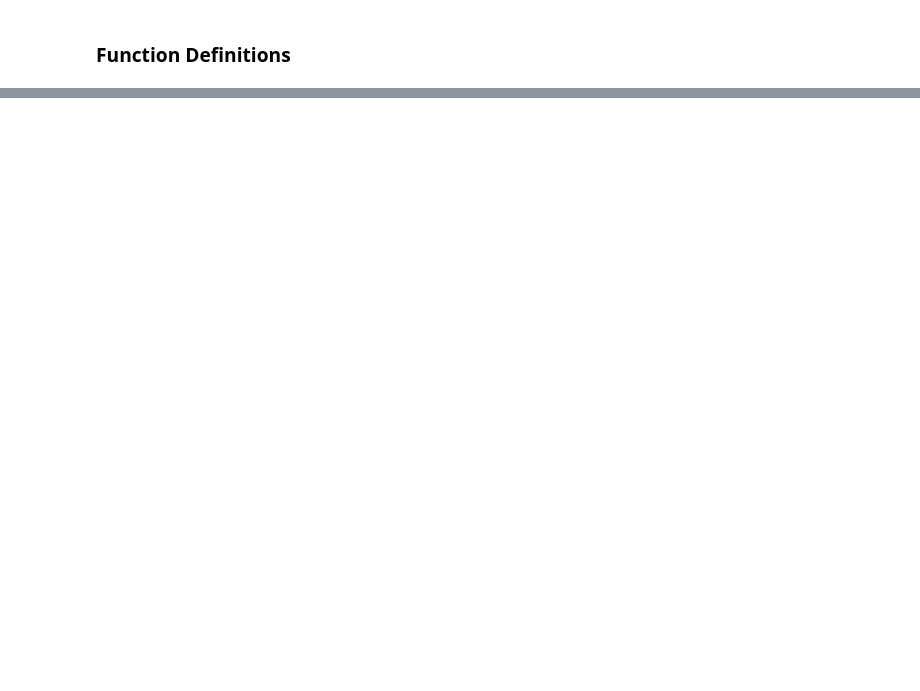
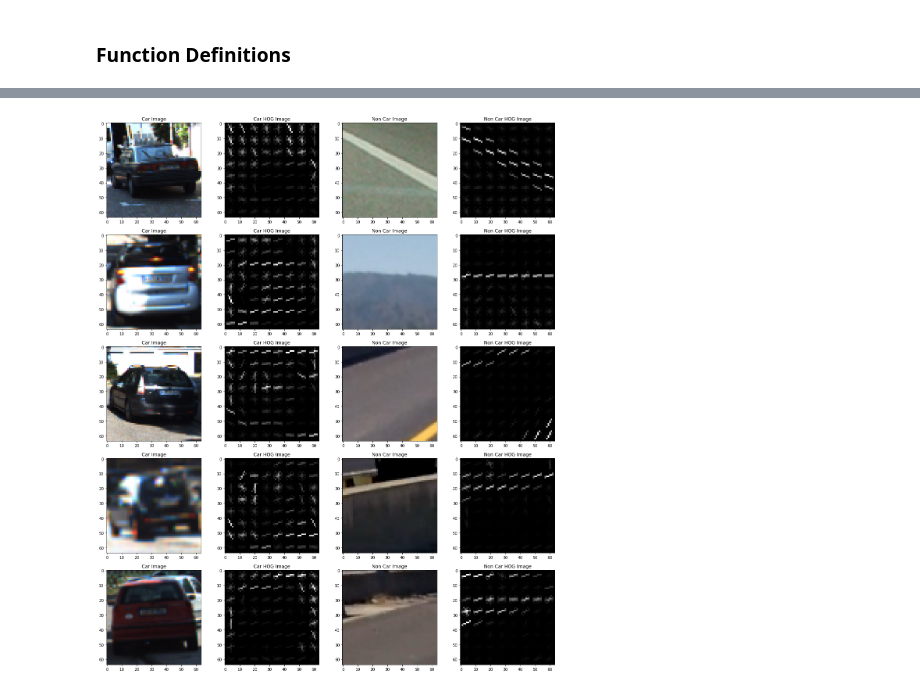
Before and after one commit to laa-1-yay/Vehicle-detection-and-tracking, a Jupyter notebook: vehicle_tracking.ipynb, the cells around one changed output, grey strips where cells are left out. Saved outputs shown, nothing was run; the diff lists cells and outputs as text; code cells hidden in the pictures; blank space fills up the shorter version.

```diff
--- a/vehicle_tracking.ipynb
+++ b/vehicle_tracking.ipynb
@@ -200,6 +253,7 @@ def single_img_features(img, color_space='RGB', spatial_size=(32, 32),
         #6) Append features to list
         img_features.append(hist_features)
     #7) Compute HOG features if flag is set
+    hog_image = []
     if hog_feat == True:
         if hog_channel == 'ALL':
             hog_features = []
@@ -207,10 +261,10 @@ def single_img_features(img, color_space='RGB', spatial_size=(32, 32),
                 hog_features.extend(get_hog_features(feature_image[:,:,channel],
                                     orient, pix_per_cell, cell_per_block,
                                     vis=False, feature_vec=True))
-            #hog_features = np.concatenate(hog_features)
         else:
             if vis == True:
                 hog_features, hog_image = get_hog_features(feature_image[:,:,hog_channel], orient, pix_per_cell, cell_per_block, vis=True)
+
             #else:
             hog_features = get_hog_features(feature_image[:,:,hog_channel], orient, pix_per_cell, cell_per_block, vis=False)
 
@@ -254,3 +308,49 @@ def search_windows(img, windows, clf, scaler, color_space='RGB',
             on_windows.append(window)
     #8) Return windows for positive detections
     return on_windows
+# %%
+# ----------------------------------  TEST ---------------------------------------------
+# Visualize HOG Images
+
+for i in range(5):
+    # Choose random car/notcar indicies
+    car_ind = np.random.randint(0,len(cars))
+    notcar_ind = np.random.randint(0,len(notcars))
+
+    # Read images
+    car_image = mpimg.imread(cars[car_ind])
+    notcar_image = mpimg.imread(notcars[notcar_ind])
+
+    # Define feature parameters
+    color_space = "YCrCb" # Can be RGB, HSV, LUV, HLS, YUV, YCrCb
+    orient = 9
+    pix_per_cell = 8
+    cell_per_block = 2
+    hog_channel = 0 # Can be 0,1,2, "ALL"
+    spatial_size = (16,16)
+    hist_bins = 16
+    spatial_feat = True
+    hist_feat = True
+    hog_feat = True
+
+    car_features, car_hog_image = single_img_features(car_image, color_space=color_space,
+                            spatial_size=spatial_size,
+                            hist_bins=hist_bins, orient=orient,
+                            pix_per_cell=pix_per_cell, cell_per_block=cell_per_block, hog_channel=hog_channel,
+                            spatial_feat=spatial_feat, hist_feat=hist_feat, hog_feat=hog_feat, vis=True)
+
+    notcar_features, notcar_hog_image = single_img_features(notcar_image, color_space=color_space, spatial_size=spatial_size,
+                            hist_bins=hist_bins, orient=orient,
+                            pix_per_cell=pix_per_cell, cell_per_block=cell_per_block, hog_channel=hog_channel,
+                            spatial_feat=spatial_feat, hist_feat=hist_feat, hog_feat=hog_feat, vis=True)
+
+    test_images.extend([car_image, car_hog_image, notcar_image, notcar_hog_image])
+    test_titles.extend(["Car Image", "Car HOG Image", "Non Car Image", "Non Car HOG Image"])
+
+display_img(test_images,test_titles)
+
+
+#Reset
+test_images = []
+test_titles = []
+# %% [output]
@@ -256,0 +359 @@ def search_windows(img, windows, clf, scaler, color_space='RGB',
+[figure, added]
```
Also changed, not shown: parts of 6 cells of this notebook.
